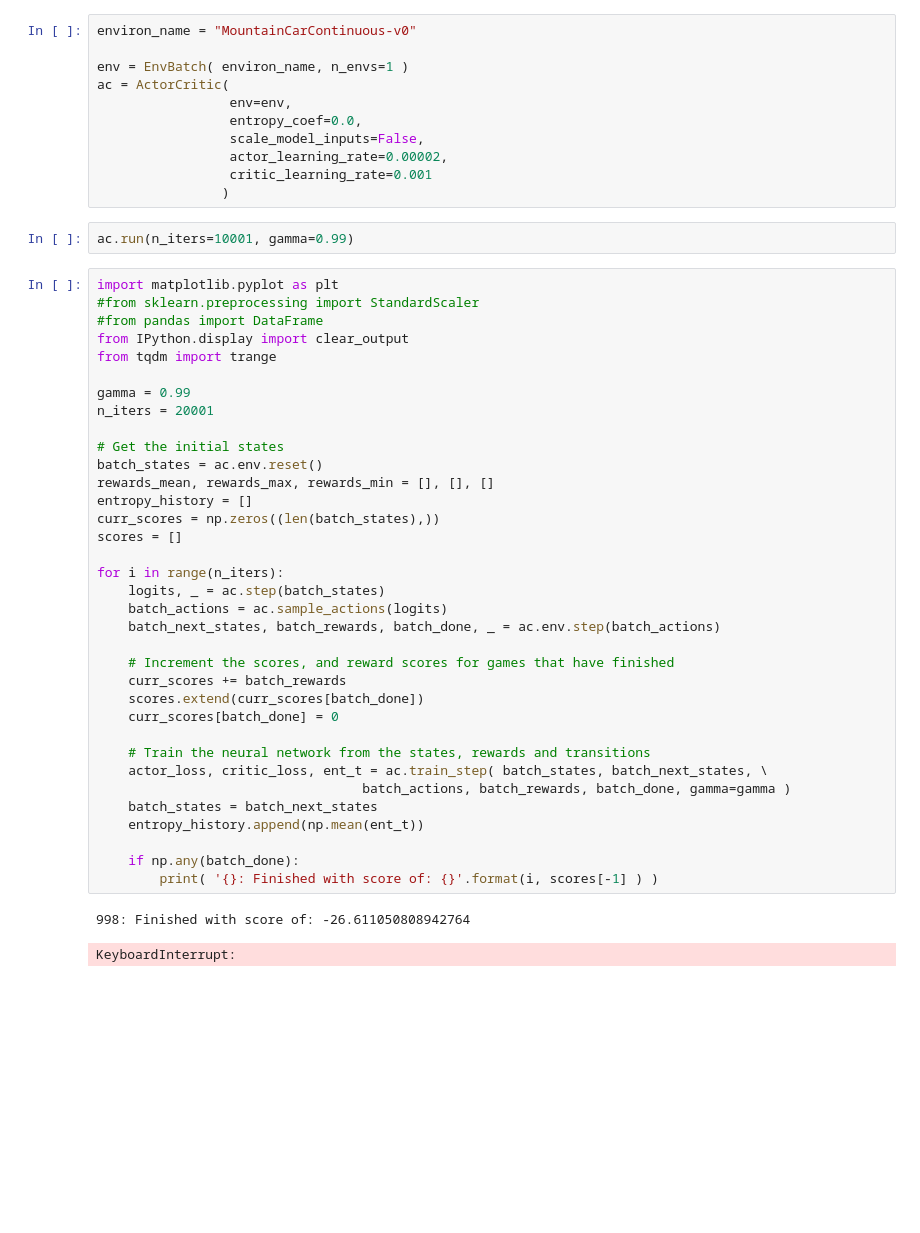
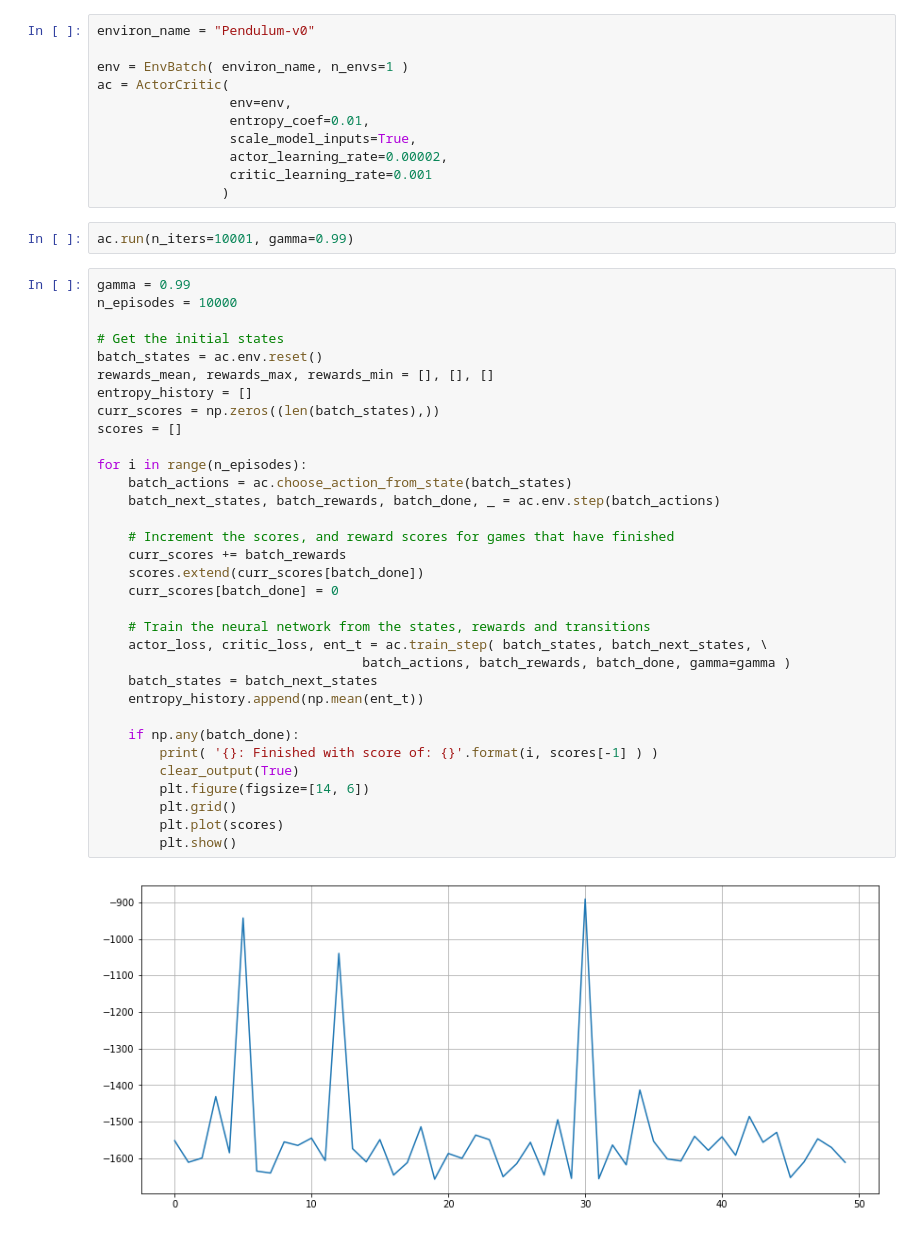
Before and after one commit to cmm801/reinforcement_learning, a Jupyter notebook: actor_critic_example.ipynb, the cells around one changed output. Drawn from its saved outputs; the diff is of its cells as text; blank space fills up the shorter version.

```diff
--- a/actor_critic_example.ipynb
+++ b/actor_critic_example.ipynb
@@ -4,53 +9,50 @@ import importlib
 importlib.reload(actor_critic)
 from actor_critic import ActorCritic, EnvBatch
 # %%
-environ_name = "MountainCarContinuous-v0"
+environ_name = "Pendulum-v0"
 
 env = EnvBatch( environ_name, n_envs=1 )
 ac = ActorCritic(
                  env=env,
-                 entropy_coef=0.0,
-                 scale_model_inputs=False,
+                 entropy_coef=0.01,
+                 scale_model_inputs=True,
                  actor_learning_rate=0.00002,
                  critic_learning_rate=0.001
                 )
 # %%
 ac.run(n_iters=10001, gamma=0.99)
 # %%
-import matplotlib.pyplot as plt
-#from sklearn.preprocessing import StandardScaler
-#from pandas import DataFrame
-from IPython.display import clear_output
-from tqdm import trange
-
 gamma = 0.99
-n_iters = 20001
+n_episodes = 10000
 
 # Get the initial states
 batch_states = ac.env.reset()
 rewards_mean, rewards_max, rewards_min = [], [], []
 entropy_history = []
 curr_scores = np.zeros((len(batch_states),))
 scores = []
 
-for i in range(n_iters):
-    logits, _ = ac.step(batch_states)
-    batch_actions = ac.sample_actions(logits)
+for i in range(n_episodes):
+    batch_actions = ac.choose_action_from_state(batch_states)
     batch_next_states, batch_rewards, batch_done, _ = ac.env.step(batch_actions)
 
     # Increment the scores, and reward scores for games that have finished
     curr_scores += batch_rewards
     scores.extend(curr_scores[batch_done])
     curr_scores[batch_done] = 0
 
     # Train the neural network from the states, rewards and transitions
     actor_loss, critic_loss, ent_t = ac.train_step( batch_states, batch_next_states, \
                                   batch_actions, batch_rewards, batch_done, gamma=gamma )
     batch_states = batch_next_states
     entropy_history.append(np.mean(ent_t))
 
     if np.any(batch_done):
         print( '{}: Finished with score of: {}'.format(i, scores[-1] ) )
+        clear_output(True)
+        plt.figure(figsize=[14, 6])
+        plt.grid()
+        plt.plot(scores)
+        plt.show()
 # %% [output]
-998: Finished with score of: -26.611050808942764
-KeyboardInterrupt:
+[figure, added]
```
Also changed, not shown: parts of 15 cells of this notebook, 1 other file.
